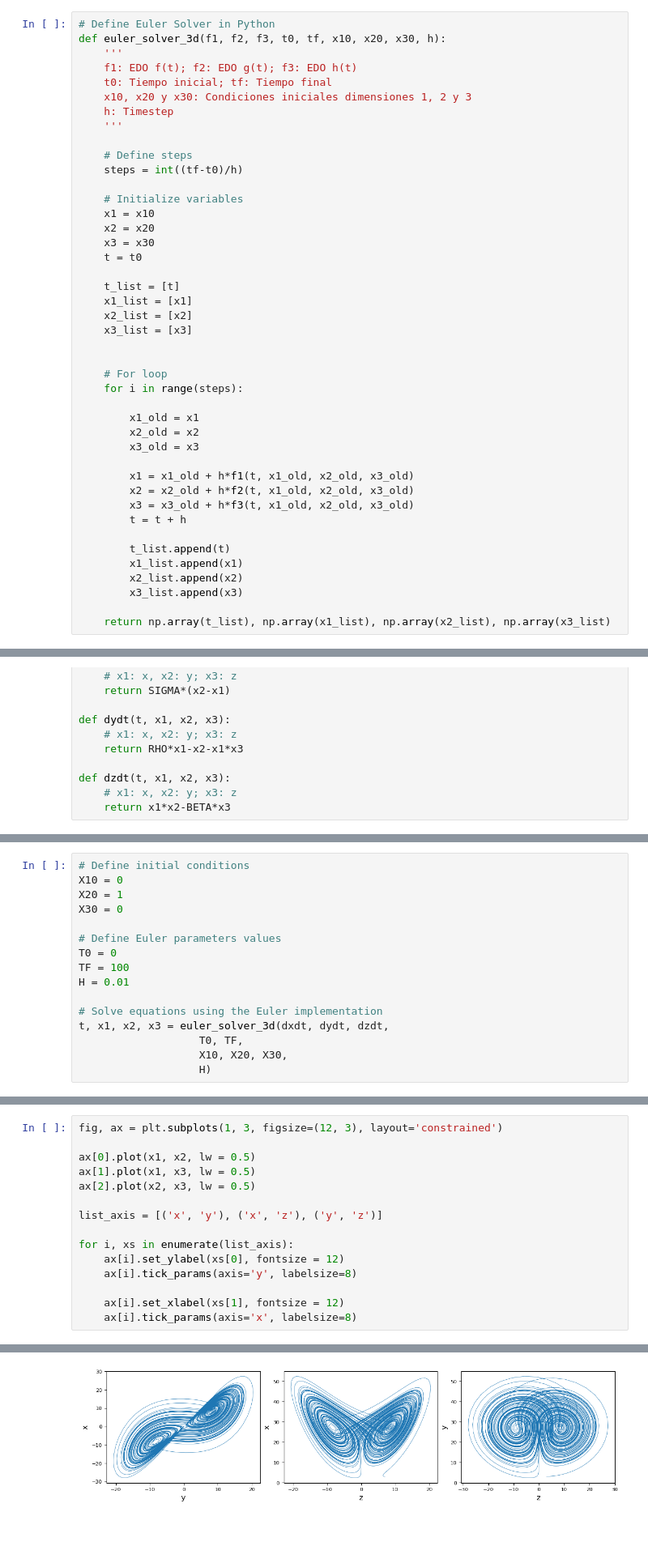
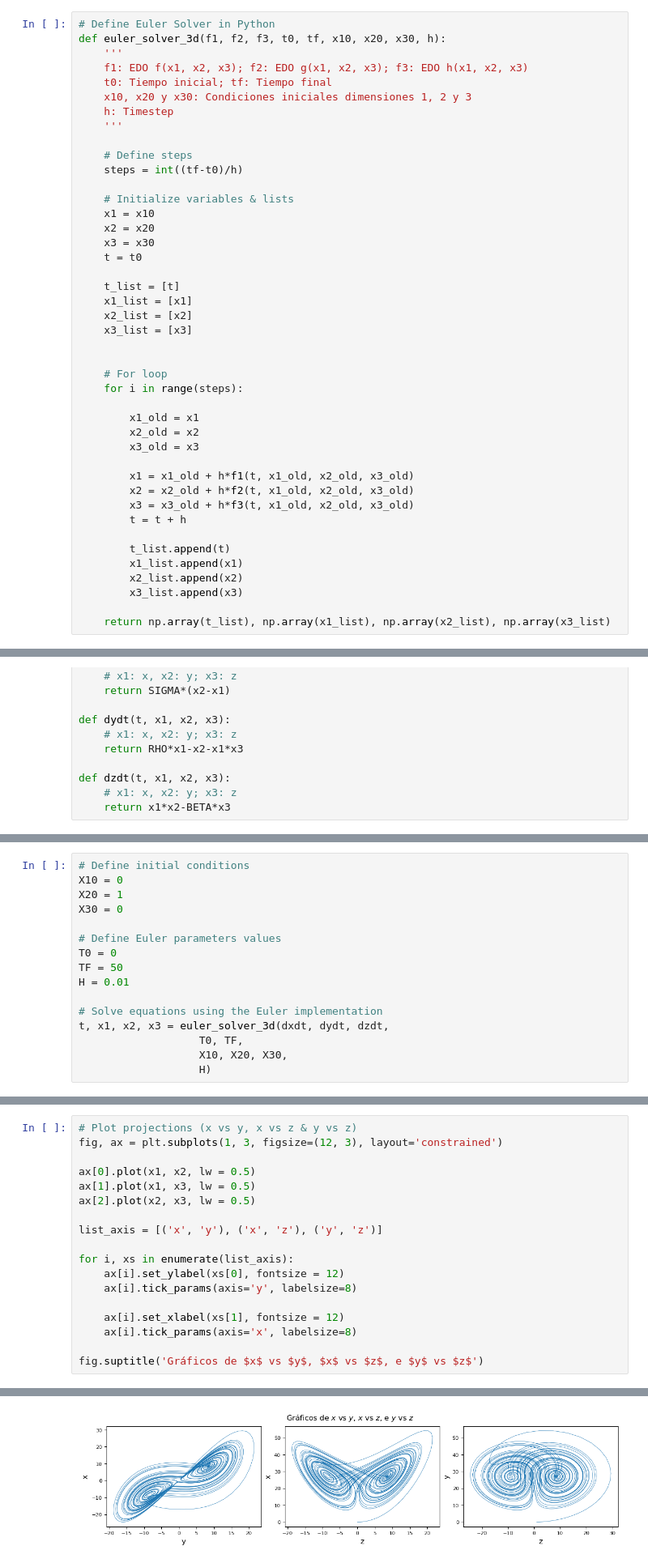
Before and after one commit to francobarrionuevoenv21/MAIE_devs_pub, a Jupyter notebook: MetodosNumericos/TPE2_EDOs3D/BarrionuevoFranco_TPE2.ipynb, the cells around one changed output, grey strips where cells are left out. Shown at 81% size. Drawn from its saved outputs; the diff is of its cells as text; blank space fills up the shorter version.

```diff
--- a/MetodosNumericos/TPE2_EDOs3D/BarrionuevoFranco_TPE2.ipynb
+++ b/MetodosNumericos/TPE2_EDOs3D/BarrionuevoFranco_TPE2.ipynb
@@ -18,7 +19,7 @@ import math
 # Define Euler Solver in Python
 def euler_solver_3d(f1, f2, f3, t0, tf, x10, x20, x30, h):
     '''
-    f1: EDO f(t); f2: EDO g(t); f3: EDO h(t)
+    f1: EDO f(x1, x2, x3); f2: EDO g(x1, x2, x3); f3: EDO h(x1, x2, x3)
     t0: Tiempo inicial; tf: Tiempo final
     x10, x20 y x30: Condiciones iniciales dimensiones 1, 2 y 3
     h: Timestep
@@ -27,7 +28,7 @@ def euler_solver_3d(f1, f2, f3, t0, tf, x10, x20, x30, h):
     # Define steps
     steps = int((tf-t0)/h)
 
-    # Initialize variables
+    # Initialize variables & lists
     x1 = x10
     x2 = x20
     x3 = x30
@@ -97,7 +98,7 @@ X30 = 0
 
 # Define Euler parameters values
 T0 = 0
-TF = 100
+TF = 50
 H = 0.01
 
 # Solve equations using the Euler implementation
@@ -130,4 +132,5 @@ ax[2].tick_params(axis='x', labelsize=8)
 # %%
+# Plot projections (x vs y, x vs z & y vs z)
 fig, ax = plt.subplots(1, 3, figsize=(12, 3), layout='constrained')
 
 ax[0].plot(x1, x2, lw = 0.5)
@@ -142,4 +145,6 @@ for i, xs in enumerate(list_axis):
 
     ax[i].set_xlabel(xs[1], fontsize = 12)
     ax[i].tick_params(axis='x', labelsize=8)
+
+fig.suptitle('Gráficos de $x$ vs $y$, $x$ vs $z$, e $y$ vs $z$')
 # %% [output]
@@ -146 +152 @@ for i, xs in enumerate(list_axis):
-[figure, old version]
+[figure, new version]
```
Also changed, not shown: parts of 20 cells of this notebook.
